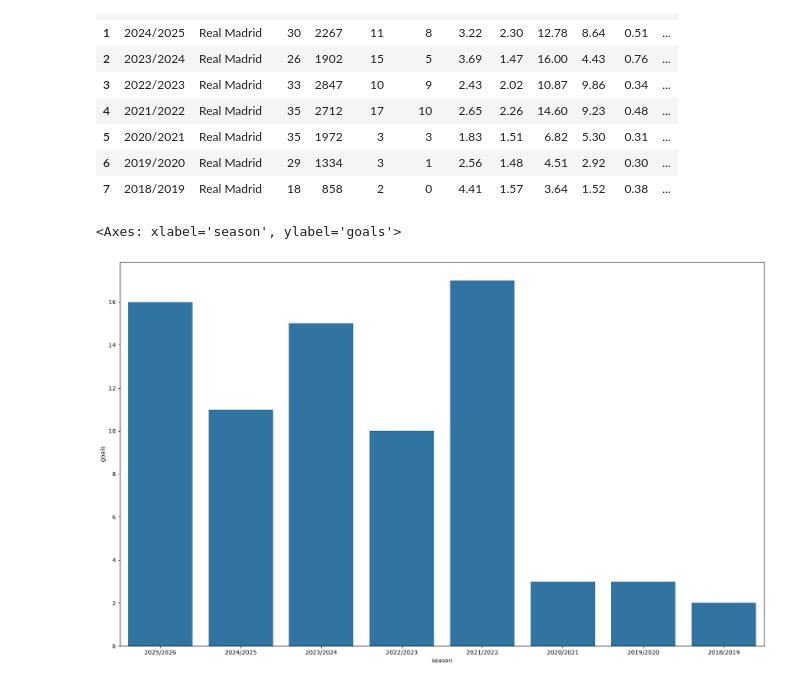
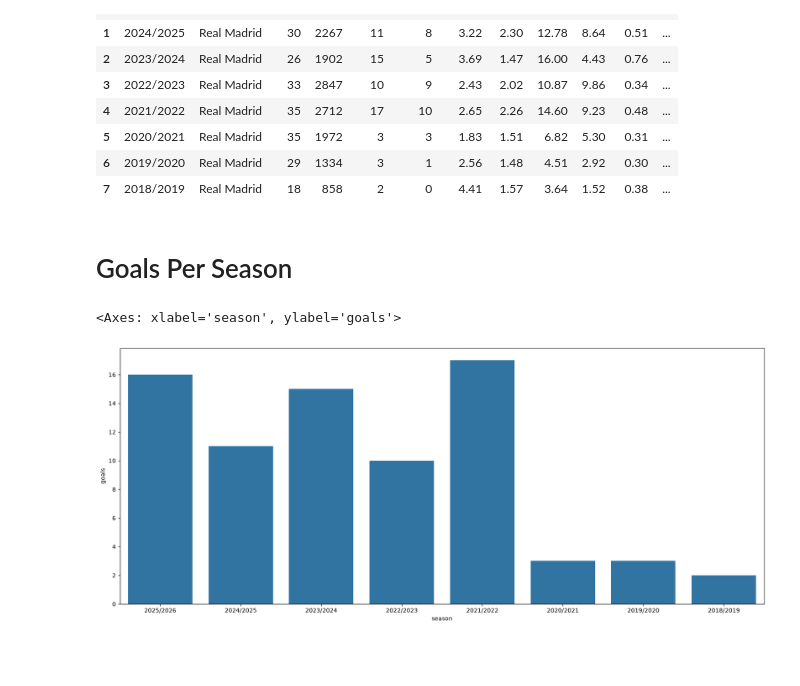
Before and after one commit to ATG0P/Real-Madrid-Analytical-Club, a Jupyter notebook: Vini_jr_laliga_stats.ipynb, the cells around one changed output. Cells and saved outputs as stored; diff of their text form; code cells hidden in the pictures; blank space fills up the shorter version.

```diff
--- a/Vini_jr_laliga_stats.ipynb
+++ b/Vini_jr_laliga_stats.ipynb
@@ -106,6 +106,8 @@ num_col = ['apps','min','goals','assists','sp90m','kp90','xG','xA','xG90','xA90'
+# %% [markdown]
+<h1>Goals Per Season
 # %%
-plt.figure(figsize=(20,12))
+plt.figure(figsize=(20,8))
 sns.barplot(x=df['season'],y=df['goals'])
 # %% [output]
 <Axes: xlabel='season', ylabel='goals'>
-[figure, old version]
+[figure, new version]
```
Also changed, not shown: parts of 17 cells of this notebook.
